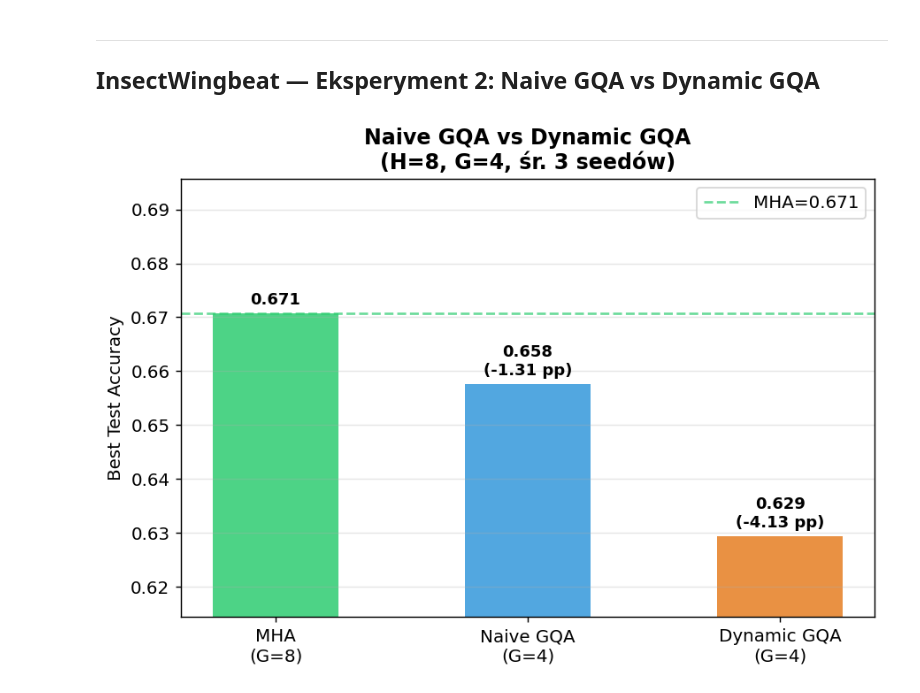
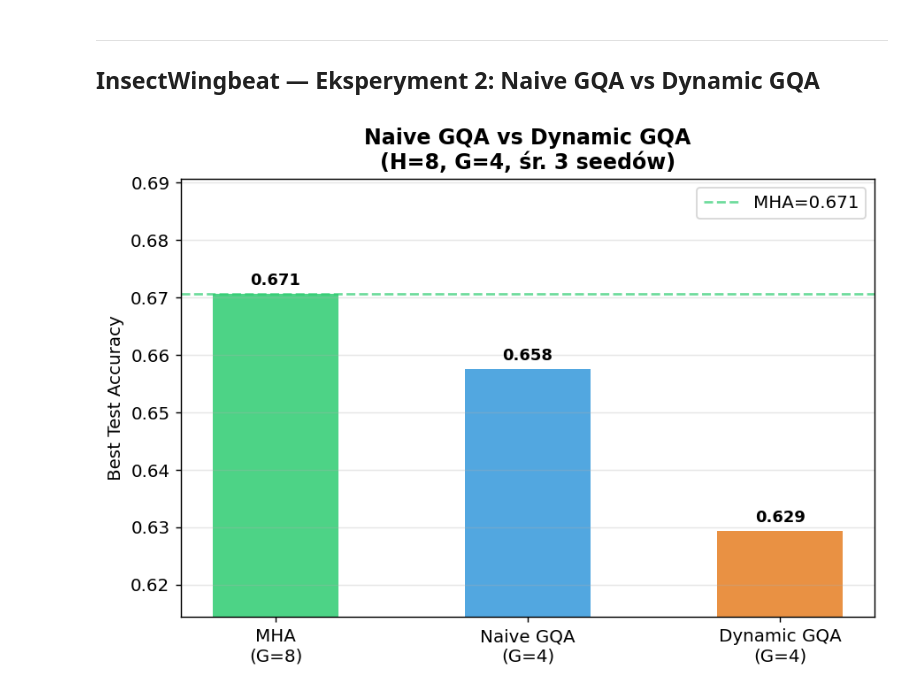
Before and after one commit to mikolaj-olesinski/Deep-Neural-Networks-PWR, a Jupyter notebook: lab12/lista12_wyniki_analiza.ipynb, the cells around one changed output. Cells and saved outputs as stored; diff of their text form; code cells hidden in the pictures.

```diff
--- a/lab12/lista12_wyniki_analiza.ipynb
+++ b/lab12/lista12_wyniki_analiza.ipynb
@@ -269,36 +329,34 @@ plt.show()
 ---
 ## InsectWingbeat — Eksperyment 2: Naive GQA vs Dynamic GQA
 # %%
-dyn       = df_ins[df_ins['run_name'].str.startswith('dynamic_')].copy()
+dyn        = df_ins[df_ins['run_name'].str.startswith('dynamic_')].copy()
 naive_h8g4 = ins_grid[(ins_grid['num_heads'] == 8) & (ins_grid['num_groups'] == 4)].copy()
 mha_h8g8   = ins_grid[(ins_grid['num_heads'] == 8) & (ins_grid['num_groups'] == 8)].copy()
 
 labels = ['MHA\n(G=8)', 'Naive GQA\n(G=4)', 'Dynamic GQA\n(G=4)']
 means  = [mha_h8g8['best_test_acc'].mean(),
-           naive_h8g4['best_test_acc'].mean(),
-           dyn['best_test_acc'].mean()]
+          naive_h8g4['best_test_acc'].mean(),
+          dyn['best_test_acc'].mean()]
 colors = [COLORS['MHA'], COLORS['GQA'], COLORS['DynamicGQA']]
 
 fig, ax = plt.subplots(figsize=(7, 5))
 
 bars = ax.bar(labels, means, color=colors, alpha=0.85, width=0.5)
 ax.axhline(means[0], color=COLORS['MHA'], linestyle='--', linewidth=1.5,
            alpha=0.7, label=f'MHA={means[0]:.3f}')
 
-for bar, m, src in zip(bars, means, [mha_h8g8, naive_h8g4, dyn]):
-    gap = (m - means[0]) * 100
-    label = f'{m:.3f}' if gap == 0 else f'{m:.3f}\n({gap:+.2f} pp)'
+for bar, m in zip(bars, means):
     ax.text(bar.get_x() + bar.get_width() / 2, bar.get_height() + 0.001,
-            label, ha='center', va='bottom', fontsize=10, fontweight='bold')
+            f'{m:.3f}', ha='center', va='bottom', fontsize=10, fontweight='bold')
 
 ax.set_ylabel('Best Test Accuracy')
 ax.set_title('Naive GQA vs Dynamic GQA\n(H=8, G=4, śr. 3 seedów)', fontweight='bold')
 ax.grid(True, alpha=0.3, axis='y')
 ax.legend()
-ax.set_ylim(min(means) - 0.015, max(means) + 0.025)
+ax.set_ylim(min(means) - 0.015, max(means) + 0.02)
 
 plt.tight_layout()
 plt.savefig('wyniki_insect_exp2.png', dpi=150, bbox_inches='tight')
 plt.show()
 # %% [output]
-[figure, old version]
+[figure, new version]
```
Also changed, not shown: parts of 3 cells of this notebook, 3 other files.
